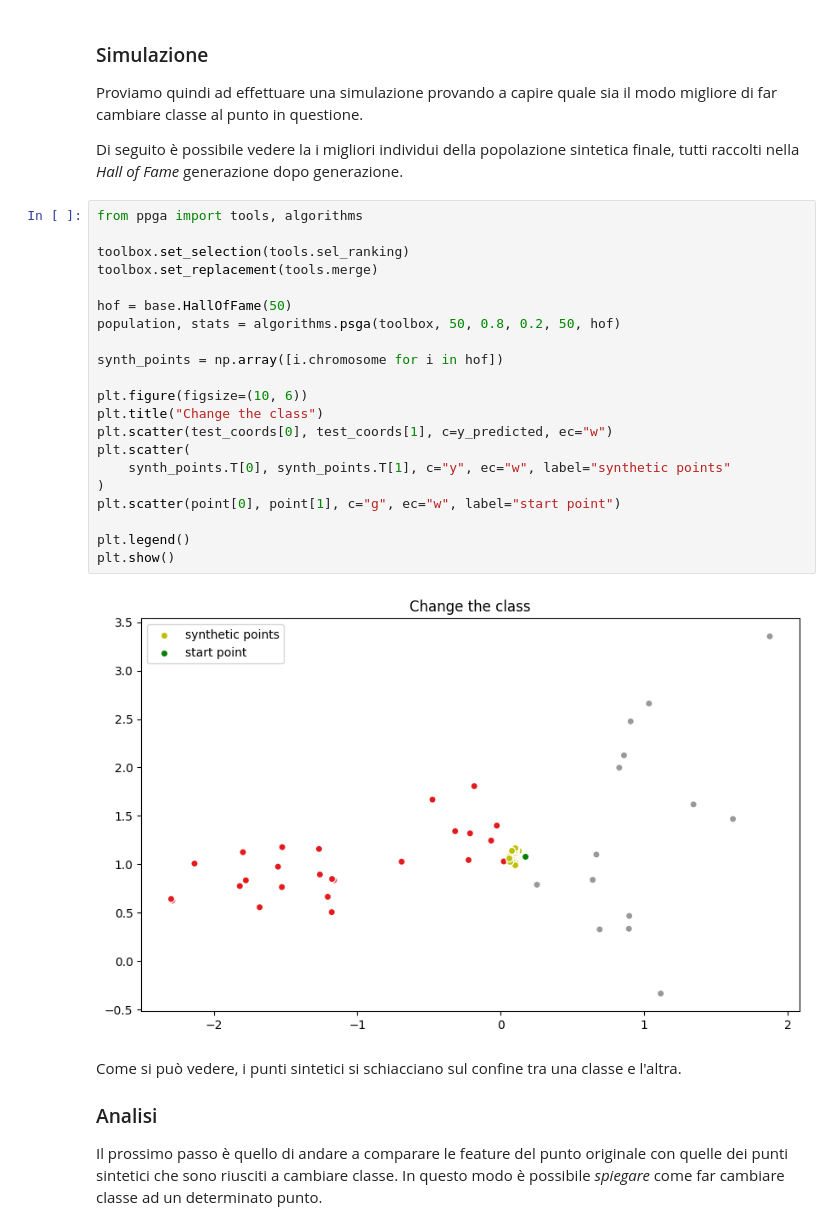
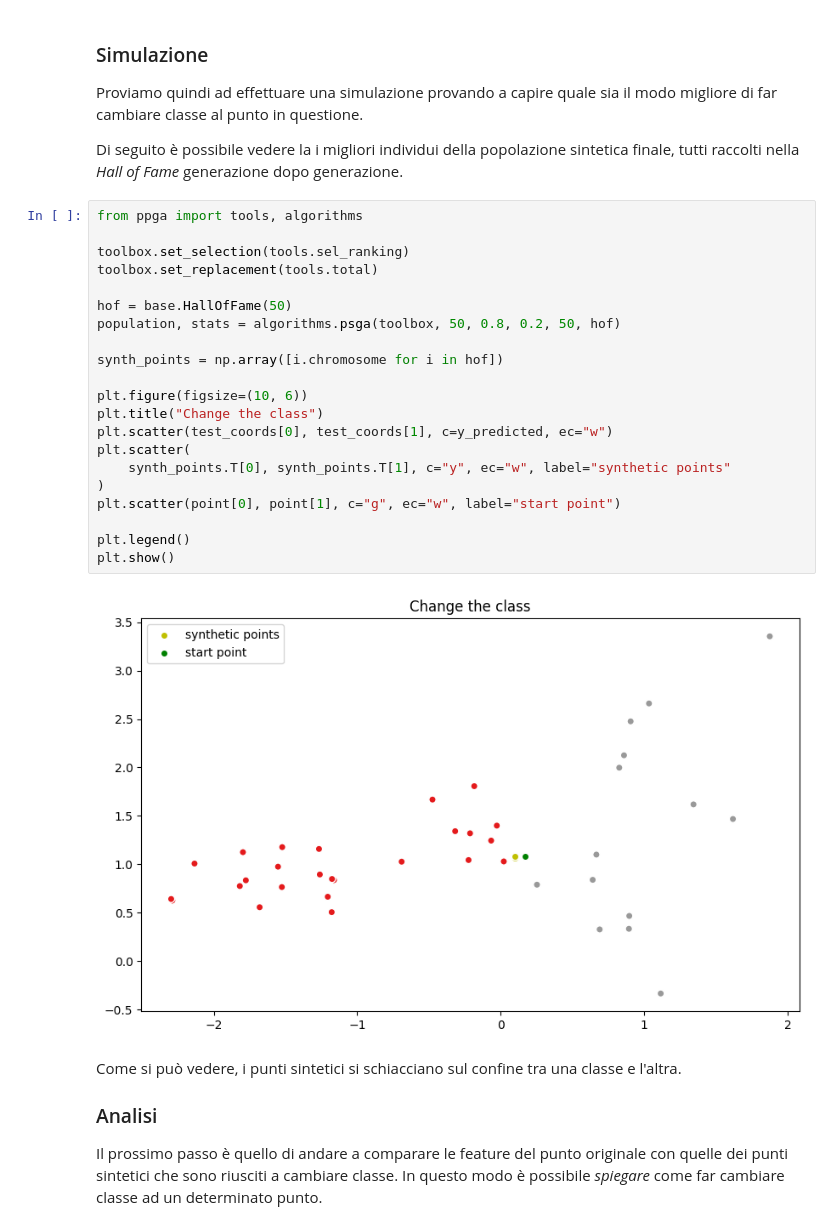
Before and after one commit to FedericoBustaffa/thesis, a Jupyter notebook: src/explain_classifier.ipynb, the cells around one changed output. Saved outputs shown, nothing was run; the diff lists cells and outputs as text.

```diff
--- a/src/explain_classifier.ipynb
+++ b/src/explain_classifier.ipynb
@@ -488,26 +488,26 @@ generazione.
 # %%
 from ppga import tools, algorithms
 
 toolbox.set_selection(tools.sel_ranking)
-toolbox.set_replacement(tools.merge)
+toolbox.set_replacement(tools.total)
 
 hof = base.HallOfFame(50)
 population, stats = algorithms.psga(toolbox, 50, 0.8, 0.2, 50, hof)
 
 synth_points = np.array([i.chromosome for i in hof])
 
 plt.figure(figsize=(10, 6))
 plt.title("Change the class")
 plt.scatter(test_coords[0], test_coords[1], c=y_predicted, ec="w")
 plt.scatter(
     synth_points.T[0], synth_points.T[1], c="y", ec="w", label="synthetic points"
 )
 plt.scatter(point[0], point[1], c="g", ec="w", label="start point")
 
 plt.legend()
 plt.show()
 # %% [output]
-[figure, old version]
+[figure, new version]
 # %% [markdown]
 Come si può vedere, i punti sintetici si schiacciano sul confine tra una classe
 e l'altra.
```
Also changed, not shown: parts of 8 cells of this notebook.
